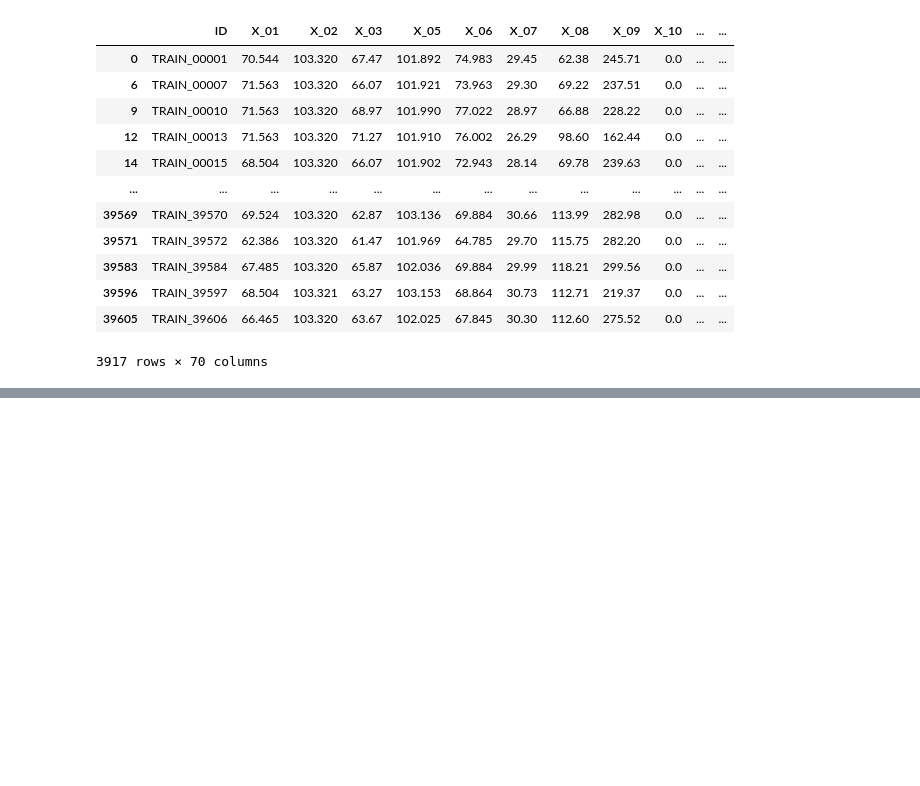
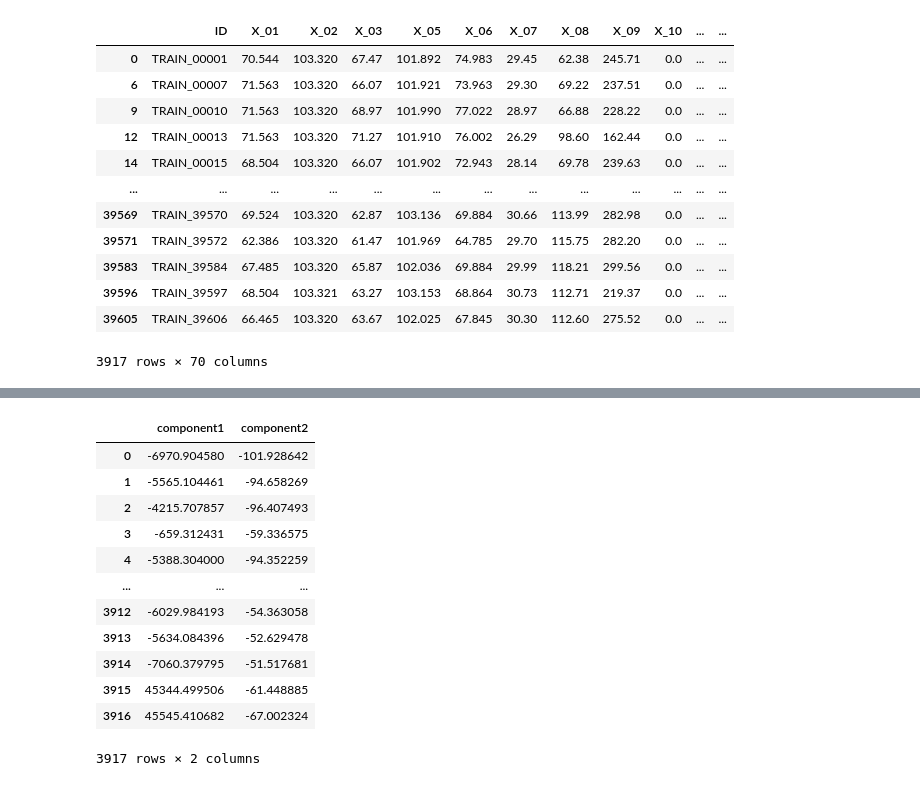
Before and after one commit to citizenofathens/Dacon, a Jupyter notebook: Radar/src/eda.ipynb, the cells around one changed output, grey strips where cells are left out. Drawn from its saved outputs; the diff is of its cells as text; code cells hidden in the pictures; blank space fills up the shorter version.

```diff
--- a/Radar/src/eda.ipynb
+++ b/Radar/src/eda.ipynb
@@ -464,0 +445,2 @@ y_train
+# %%
+pca.fit(x_train.values)
@@ -464,0 +475,18 @@ y_train
+# %%
+pca_cols =   ['component1','component2']
+x_outlier_pca_df.columns = pca_cols
+x_outlier_pca_df
+# %% [output]
+|  | component1 | component2 |
+| 0 | -6970.904580 | -101.928642 |
+| 1 | -5565.104461 | -94.658269 |
+| 2 | -4215.707857 | -96.407493 |
+| 3 | -659.312431 | -59.336575 |
+| 4 | -5388.304000 | -94.352259 |
+| ... | ... | ... |
+| 3912 | -6029.984193 | -54.363058 |
+| 3913 | -5634.084396 | -52.629478 |
+| 3914 | -7060.379795 | -51.517681 |
+| 3915 | 45344.499506 | -61.448885 |
+| 3916 | 45545.410682 | -67.002324 |
+3917 rows × 2 columns
```
Also changed, not shown: parts of 44 cells of this notebook, 1 other file.
